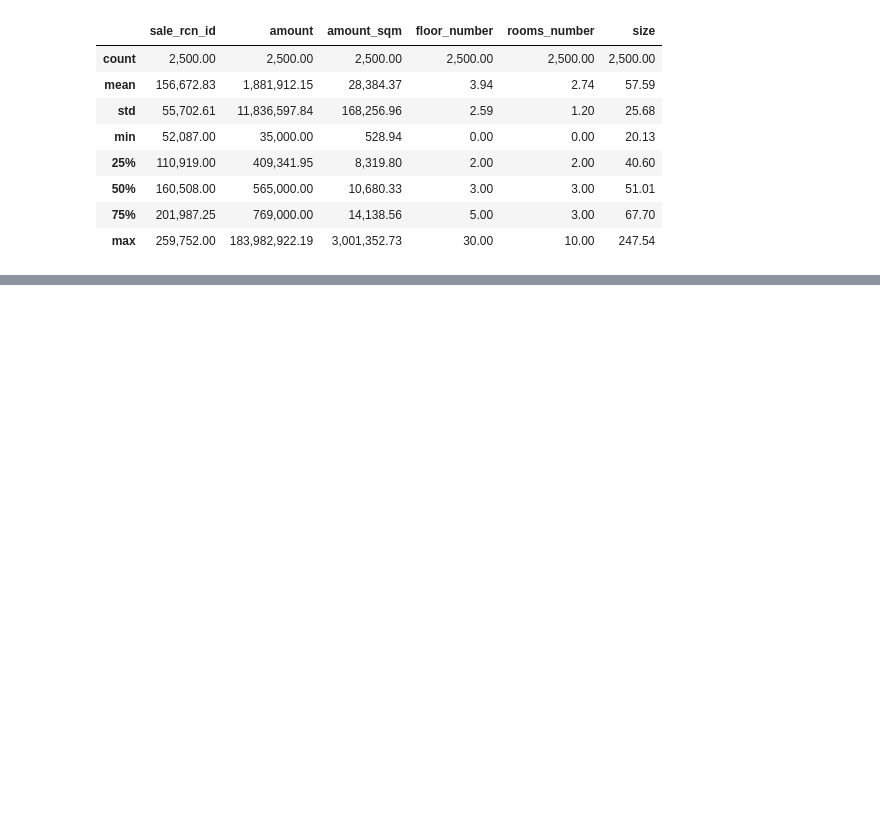
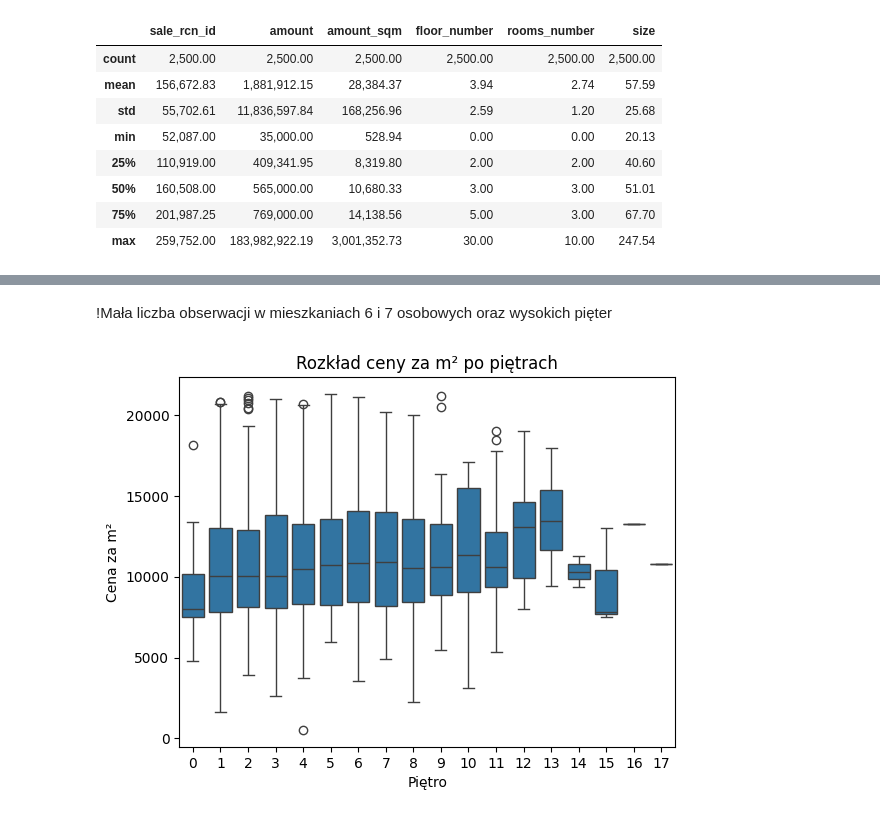
Before and after one commit to dokede/RCN, a Jupyter notebook: rcn.ipynb, the cells around one changed output, grey strips where cells are left out. Cells and saved outputs as stored; diff of their text form; code cells hidden in the pictures; blank space fills up the shorter version.

```diff
--- a/rcn.ipynb
+++ b/rcn.ipynb
@@ -184,0 +189,10 @@ df[df['rooms_number']==0]
+# %% [markdown]
+!Mała liczba obserwacji w mieszkaniach 6 i 7 osobowych oraz wysokich pięter
+# %%
+sns.boxplot(x='floor_number', y='amount_sqm', data=df)
+plt.xlabel('Piętro')
+plt.ylabel('Cena za m²')
+plt.title('Rozkład ceny za m² po piętrach')
+plt.show()
+# %% [output]
+[figure, added]
```
Also changed, not shown: parts of 16 cells of this notebook.
